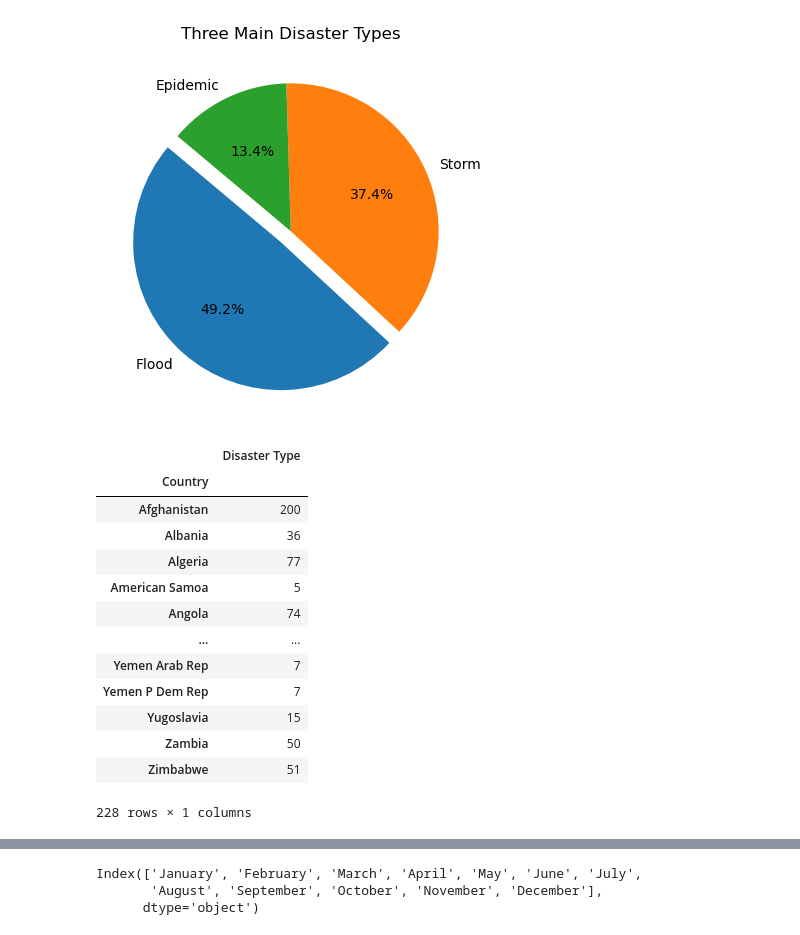
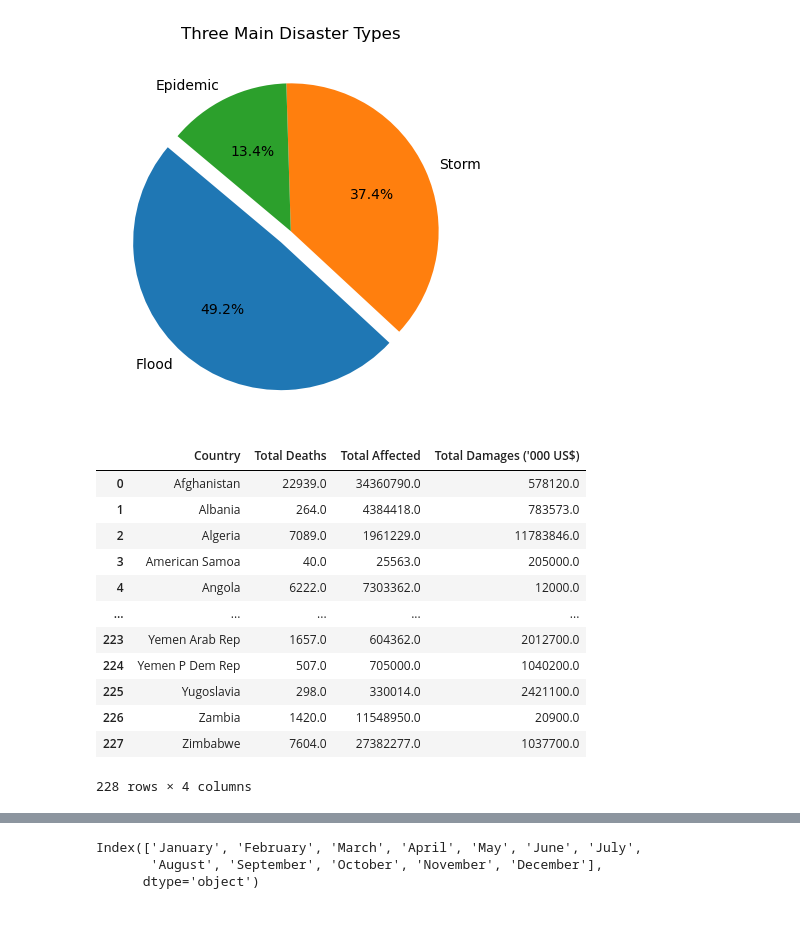
Before and after one commit to SaraJZ95/Global_Natural_Disasters-Analysis-Project-, a Jupyter notebook: main.ipynb, the cells around one changed output, grey strips where cells are left out. Cells and saved outputs as stored; diff of their text form; code cells hidden in the pictures.

```diff
--- a/main.ipynb
+++ b/main.ipynb
@@ -286,25 +290,28 @@ plt.show()
 # %%
 #Unique countries observed in this dataset and their total number of disasters
 #Number of times each country was affected by a disaster
-disaster_countries = clean_disaster_metadata.groupby(['Country'])['Disaster Type'].count()
-
-disaster_countries_df = pd.DataFrame(disaster_countries)
-disaster_countries_df
+# Aggregation by Country
+country_aggregation = clean_disaster_metadata.groupby('Country').agg({
+    'Total Deaths': 'sum',
+    'Total Affected': 'sum',
+    "Total Damages ('000 US$)": 'sum'
+}).reset_index()
+country_aggregation_df=pd.DataFrame(country_aggregation)
+country_aggregation_df
 # %% [output]
-|  | Disaster Type |
-| Country |  |
-| Afghanistan | 200 |
-| Albania | 36 |
-| Algeria | 77 |
-| American Samoa | 5 |
-| Angola | 74 |
-| ... | ... |
-| Yemen Arab Rep | 7 |
-| Yemen P Dem Rep | 7 |
-| Yugoslavia | 15 |
-| Zambia | 50 |
-| Zimbabwe | 51 |
+|  | Country | Total Deaths | Total Affected | Total Damages ('000 US$) |
+| 0 | Afghanistan | 22939.0 | 34360790.0 | 578120.0 |
+| 1 | Albania | 264.0 | 4384418.0 | 783573.0 |
+| 2 | Algeria | 7089.0 | 1961229.0 | 11783846.0 |
+| 3 | American Samoa | 40.0 | 25563.0 | 205000.0 |
+| 4 | Angola | 6222.0 | 7303362.0 | 12000.0 |
+| ... | ... | ... | ... | ... |
+| 223 | Yemen Arab Rep | 1657.0 | 604362.0 | 2012700.0 |
+| 224 | Yemen P Dem Rep | 507.0 | 705000.0 | 1040200.0 |
+| 225 | Yugoslavia | 298.0 | 330014.0 | 2421100.0 |
+| 226 | Zambia | 1420.0 | 11548950.0 | 20900.0 |
+| 227 | Zimbabwe | 7604.0 | 27382277.0 | 1037700.0 |
-228 rows × 1 columns
+228 rows × 4 columns
 # %%
 # Function to get latitude and longitude of a country
 def get_country_lat_long(country, api_key):
```
Also changed, not shown: parts of 15 cells of this notebook, 5 other files.
